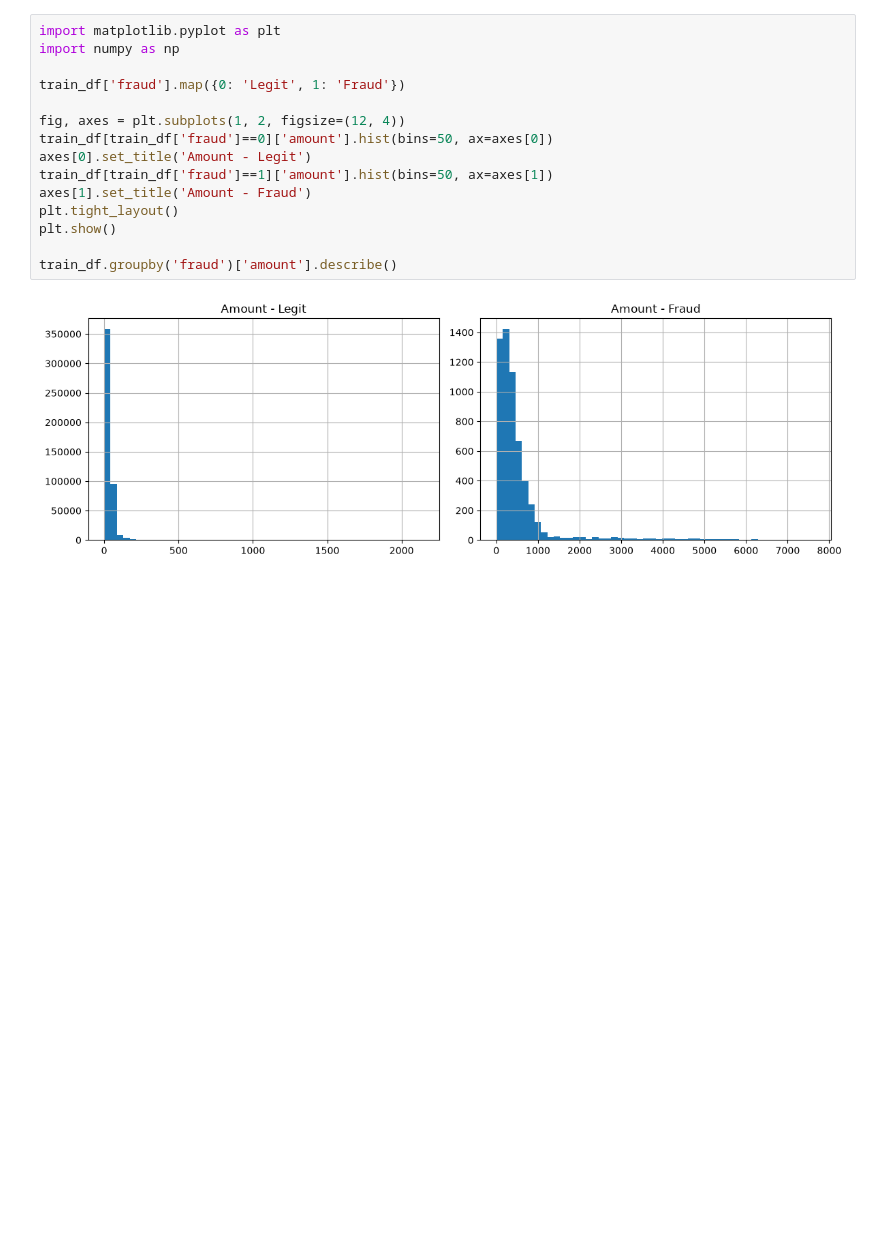
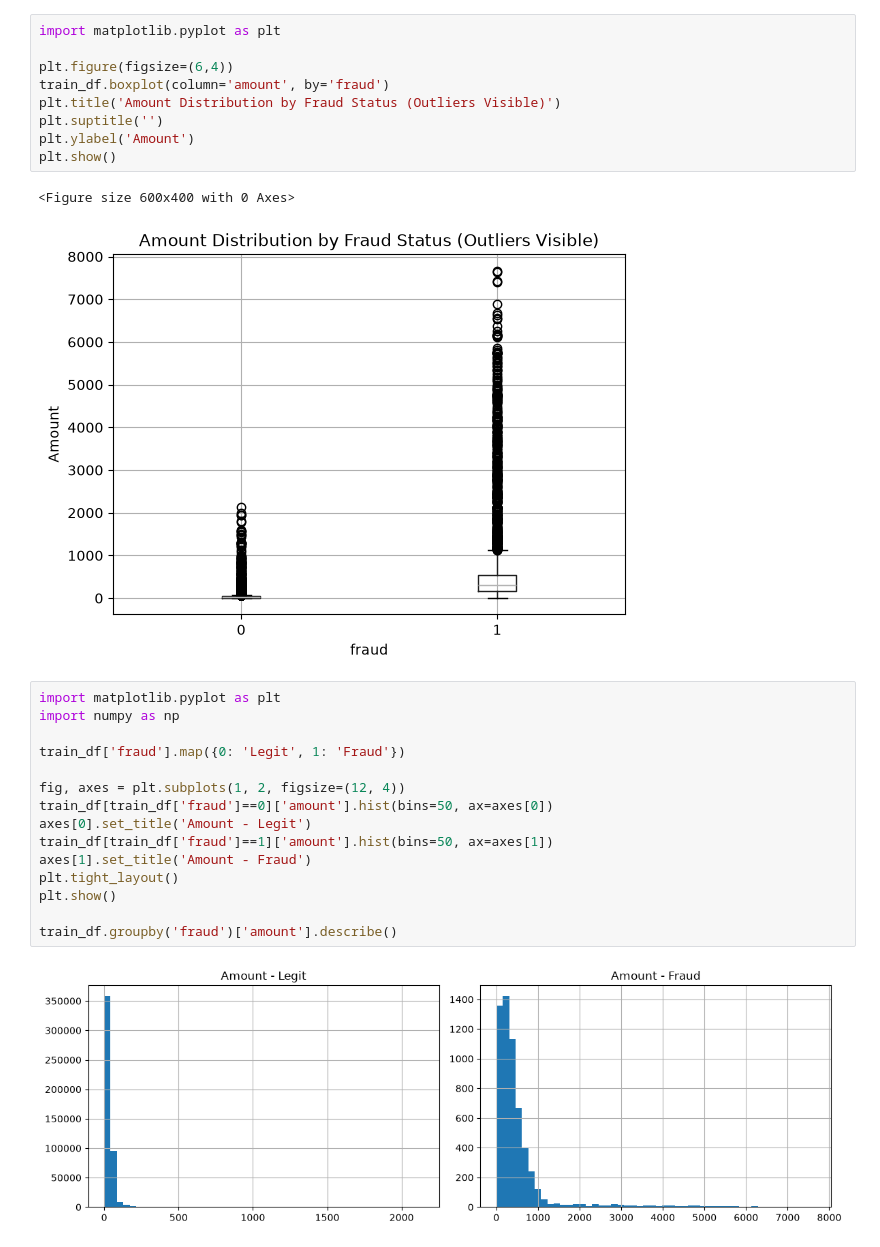
Before and after one commit to HebaKH4/fraud-detection-case-study, a Jupyter notebook: notebooks/Fraud_detection.ipynb, the cells around one changed output. Cells and saved outputs as stored; diff of their text form; blank space fills up the shorter version.

```diff
--- a/notebooks/01_first_look.ipynb
+++ b/notebooks/Fraud_detection.ipynb
@@ -137,6 +147,18 @@ category_fraud
 | es_contents | 0.000000 | 700 |
 | es_food | 0.000000 | 21104 |
 | es_transportation | 0.000000 | 404054 |
+# %%
+import matplotlib.pyplot as plt
+
+plt.figure(figsize=(6,4))
+train_df.boxplot(column='amount', by='fraud')
+plt.title('Amount Distribution by Fraud Status (Outliers Visible)')
+plt.suptitle('')
+plt.ylabel('Amount')
+plt.show()
+# %% [output]
+<Figure size 600x400 with 0 Axes>
+[figure, added]
 # %%
 import matplotlib.pyplot as plt
 import numpy as np
```
Also changed, not shown: parts of 13 cells of this notebook.
